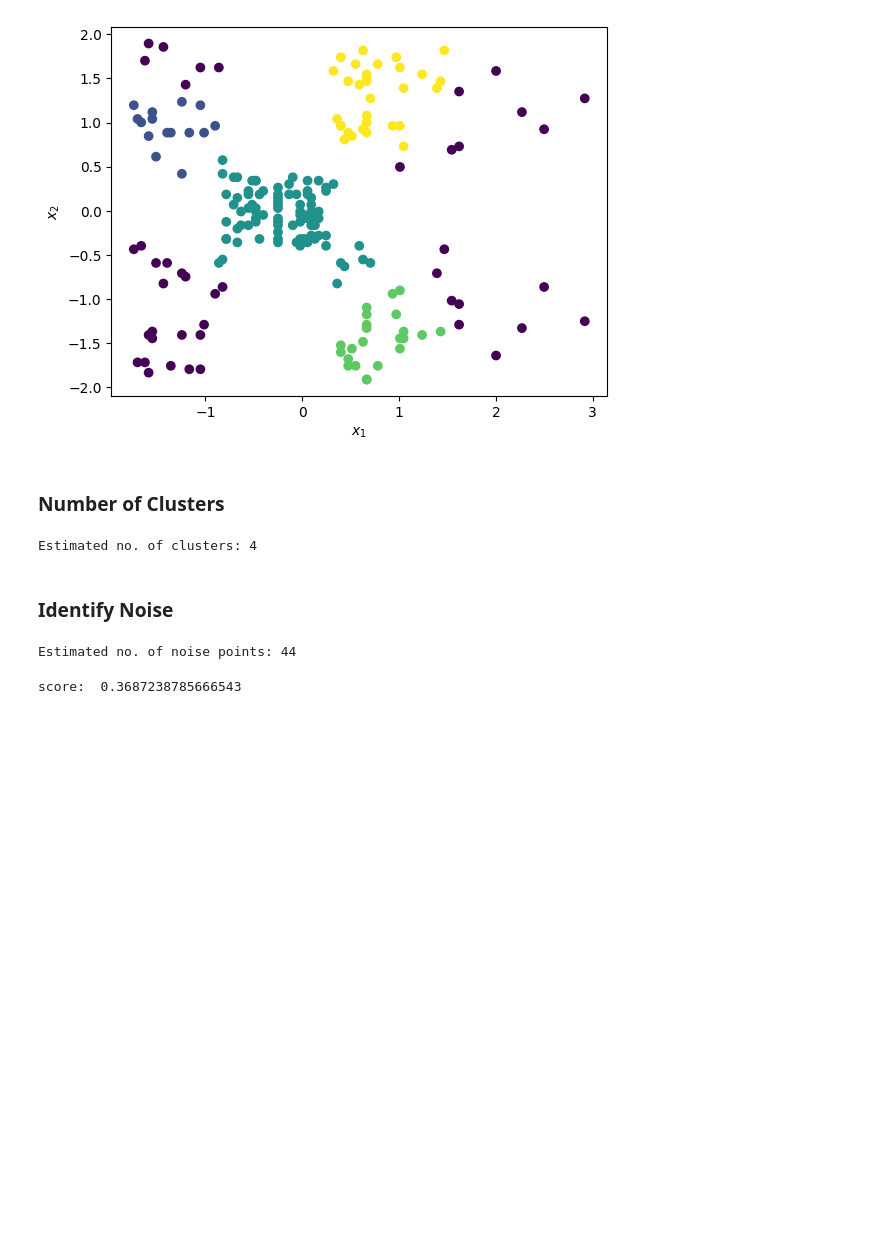
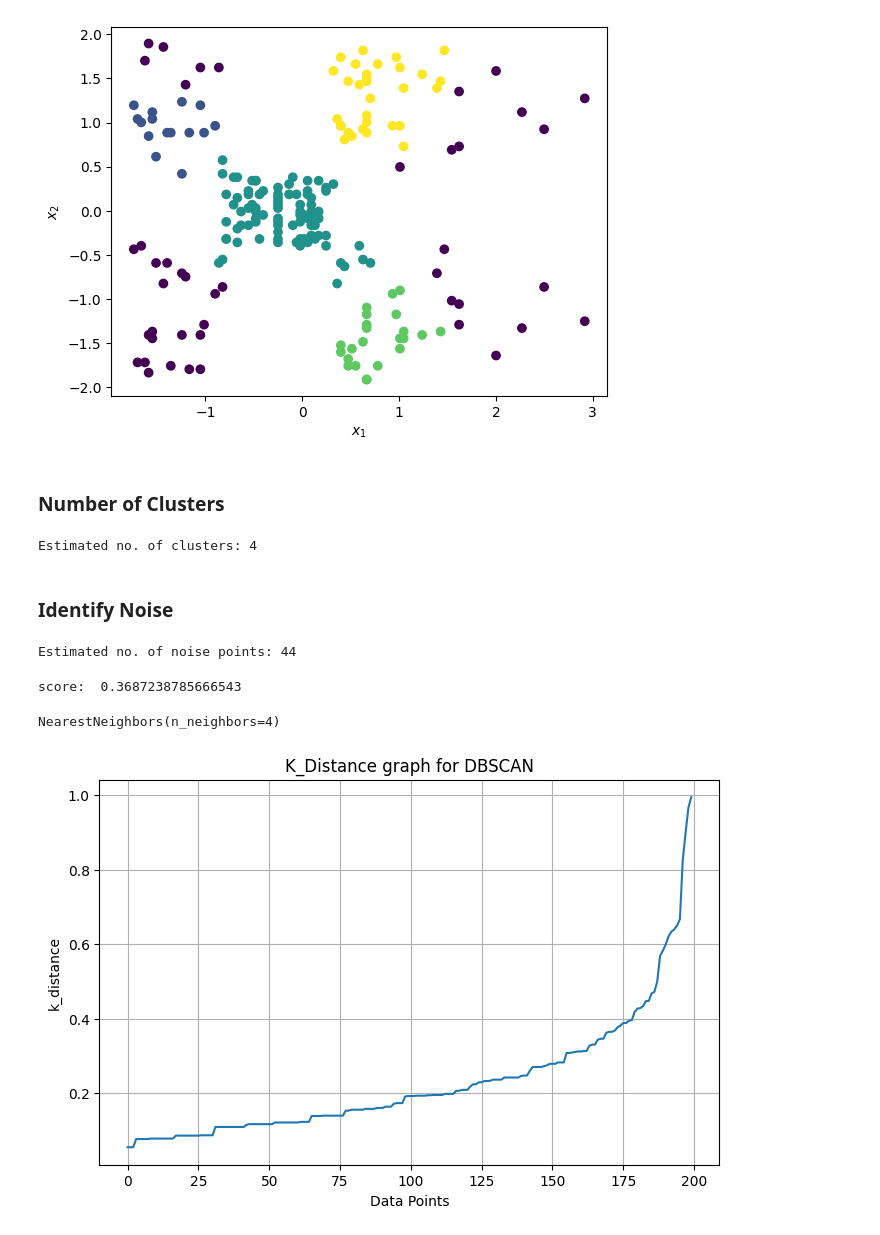
Before and after one commit to Rohiths007/Clustering, a Jupyter notebook: DBSCAN.ipynb, the cells around one changed output. Drawn from its saved outputs; the diff is of its cells as text; code cells hidden in the pictures; blank space fills up the shorter version.

Commit message:
feat:add a best final DBSCAN algorithm

```diff
--- a/DBSCAN.ipynb
+++ b/DBSCAN.ipynb
@@ -140,3 +145,23 @@ from sklearn.metrics import silhouette_score
 print('score: ',silhouette_score(Scaler_train,dbscan_cluster.labels_))
 # %% [output]
 score:  0.3687238785666543
+# %%
+min_samples=4
+neighbors=NearestNeighbors(n_neighbors=min_samples)
+neighbors.fit(Scaler_train)
+# %% [output]
+NearestNeighbors(n_neighbors=4)
+# %%
+distances, indices=neighbors.kneighbors(Scaler_train)
+# %%
+k_distances=np.sort(distances[:,min_samples-1])
+# %%
+plt.figure(figsize=(8,5))
+plt.plot(k_distances)
+plt.xlabel("Data Points")
+plt.ylabel("k_distance")
+plt.title("K_Distance graph for DBSCAN")
+plt.grid()
+plt.show()
+# %% [output]
+[figure, added]
```
Also changed, not shown: parts of 6 cells of this notebook.
